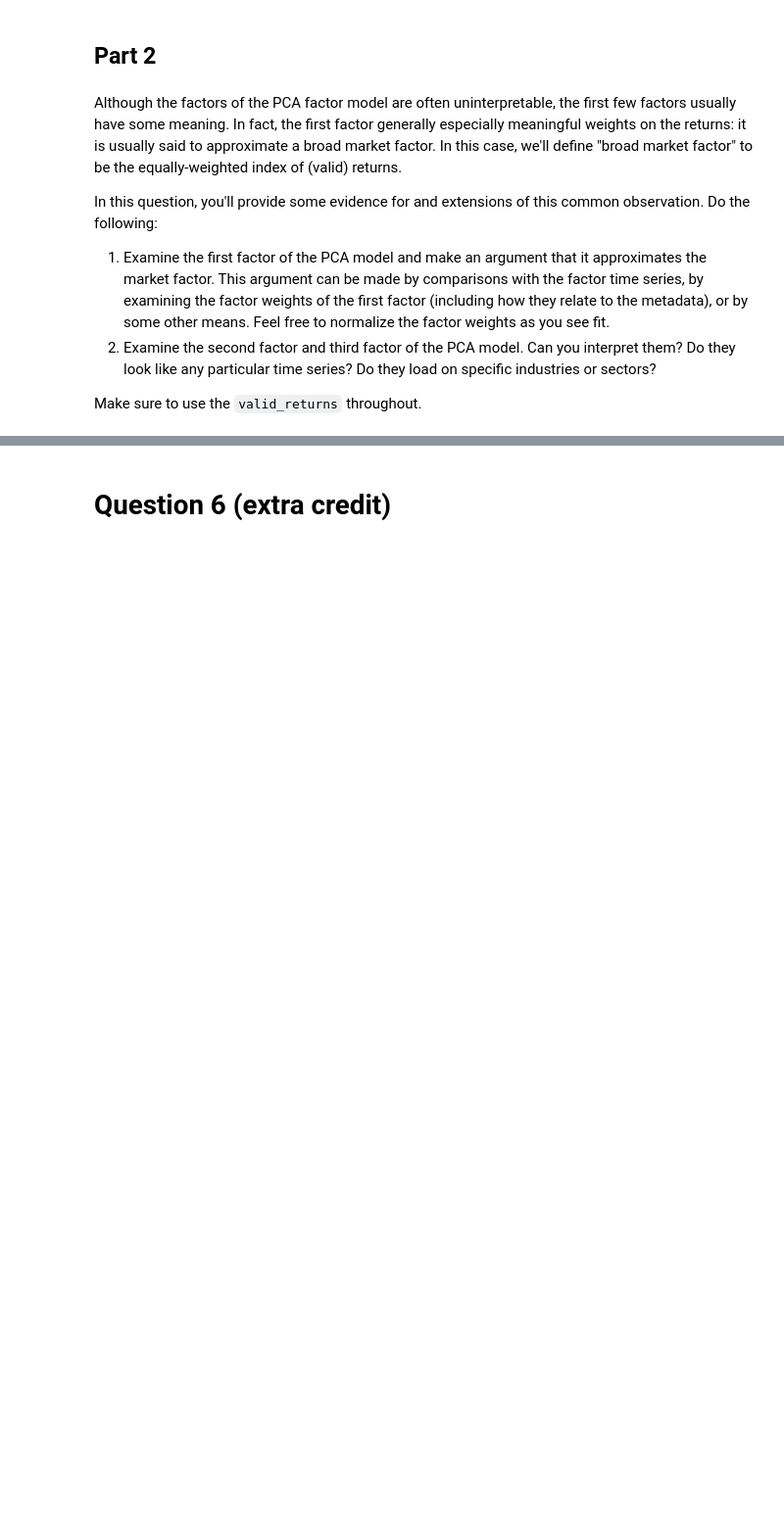
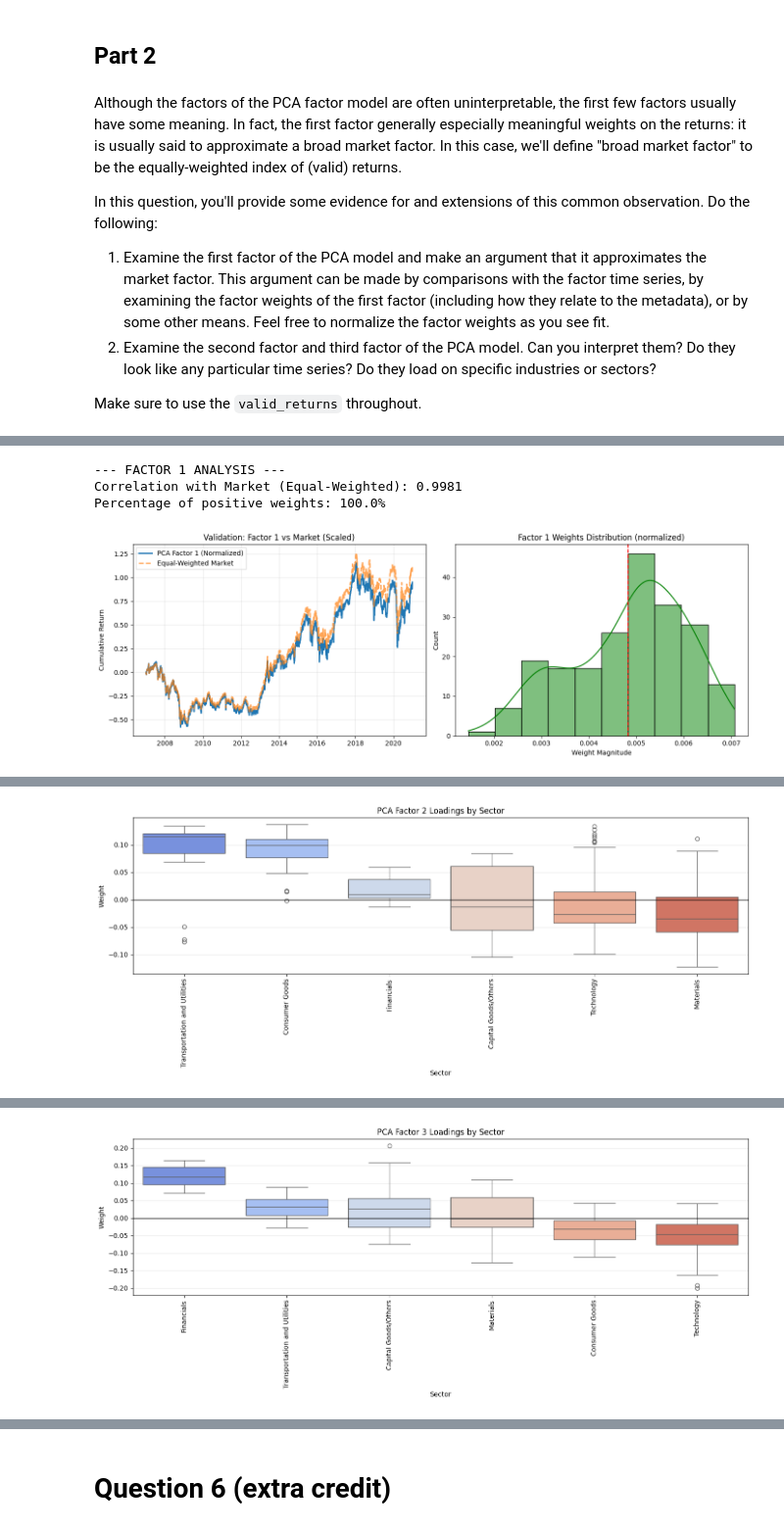
Before and after one commit to BjornThor123/Statistical_Arbitrage_Stanford_MS-E244, a Jupyter notebook: Homework 3/MSE244_HW3_s.ipynb, the cells around one changed output, grey strips where cells are left out. Shown at 98% size. Drawn from its saved outputs; the diff is of its cells as text; code cells hidden in the pictures; blank space fills up the shorter version.

```diff
--- a/Homework 3/MSE244_HW3_s.ipynb
+++ b/Homework 3/MSE244_HW3_s.ipynb
@@ -884,0 +1024,78 @@ Make sure to use the `valid_returns` throughout.
+# %%
+pca_weights = pca_factor_model.factor_weights
+pca_weights.columns = [f'Factor_{i}' for i in range(6)]
+market_index = valid_returns.mean(axis=1)
+
+
+# 1. EXAMINE FACTOR 1
+raw_weights_f1 = pca_weights['Factor_0'].copy()
+
+# CHECK POLARITY:
+# PCA signs are arbitrary. Check correlation with the market.
+# If negative, flip the raw weights first.
+temp_factor = valid_returns @ raw_weights_f1
+if temp_factor.corr(market_index) < 0:
+    raw_weights_f1 = -raw_weights_f1
+
+# NORMALIZE WEIGHTS:
+# We divide by the sum of weights so they sum to 1.0 (like a real portfolio).
+# This prevents the "14x leverage" crash you saw.
+normalized_weights_f1 = raw_weights_f1 / raw_weights_f1.sum()
+factor1_ret = valid_returns @ normalized_weights_f1
+
+print(f"--- FACTOR 1 ANALYSIS ---")
+print(f"Correlation with Market (Equal-Weighted): {factor1_ret.corr(market_index):.4f}")
+print(f"Percentage of positive weights: {(normalized_weights_f1 > 0).mean() * 100:.1f}%")
+
+# Plot 1: Cumulative Returns Comparison
+plt.figure(figsize=(14, 5))
+plt.subplot(1, 2, 1)
+plt.plot((1 + factor1_ret).cumprod() - 1, label='PCA Factor 1 (Normalized)', linewidth=2)
+plt.plot((1 + market_index).cumprod() - 1, label='Equal-Weighted Market', linestyle='--', linewidth=2, alpha=0.7)
+plt.title('Validation: Factor 1 vs Market (Scaled)')
+plt.ylabel('Cumulative Return')
+plt.legend()
+plt.grid(True, alpha=0.3)
+
+# Plot 2: Weights Histogram
+plt.subplot(1, 2, 2)
+sns.histplot(normalized_weights_f1, kde=True, color='green')
+total_n_stocks = len(normalized_weights_f1)
+
+plt.axvline(1/total_n_stocks, color='red', linestyle='--')
+plt.title('Factor 1 Weights Distribution (normalized)')
+plt.xlabel('Weight Magnitude')
+plt.tight_layout()
+plt.show()
+
+
+
+# 2. EXAMINE FACTORS 2 & 3
+def analyze_factor_by_sector(factor_col_name, plot_title):
+    weights = pca_weights[factor_col_name].copy()
+
+    df = pd.DataFrame({'Weight': weights})
+    df['Sector'] = metadata.loc[df.index, 'Sector']
+    sector_order = df.groupby('Sector')['Weight'].median().sort_values(ascending=False).index
+
+    plt.figure(figsize=(14, 6))
+    sns.boxplot(x='Sector', y='Weight', data=df, order=sector_order, palette='coolwarm')
+    plt.axhline(0, color='black', linestyle='-', linewidth=1)
+    plt.xticks(rotation=90)
+    plt.title(f'{plot_title} Loadings by Sector')
+    plt.grid(True, axis='y', alpha=0.3)
+    plt.tight_layout()
+    plt.show()
+
+    print(f"\n--- {plot_title} INTERPRETATION ---")
+    print(f"Most Positive Loading: {sector_order[0]}")
+    print(f"Most Negative Loading: {sector_order[-1]}")
+
+# Run analysis for Factor 2 and Factor 3
+analyze_factor_by_sector('Factor_1', "PCA Factor 2")
+analyze_factor_by_sector('Factor_2', "PCA Factor 3")
+# %% [output]
+--- FACTOR 1 ANALYSIS ---
+Correlation with Market (Equal-Weighted): 0.9981
+Percentage of positive weights: 100.0%
+[figure, added]
@@ -884,0 +1105 @@ Make sure to use the `valid_returns` throughout.
+[figure, added]
@@ -884,0 +1112 @@ Make sure to use the `valid_returns` throughout.
+[figure, added]
```
Also changed, not shown: parts of 14 cells of this notebook, 1 other file.
